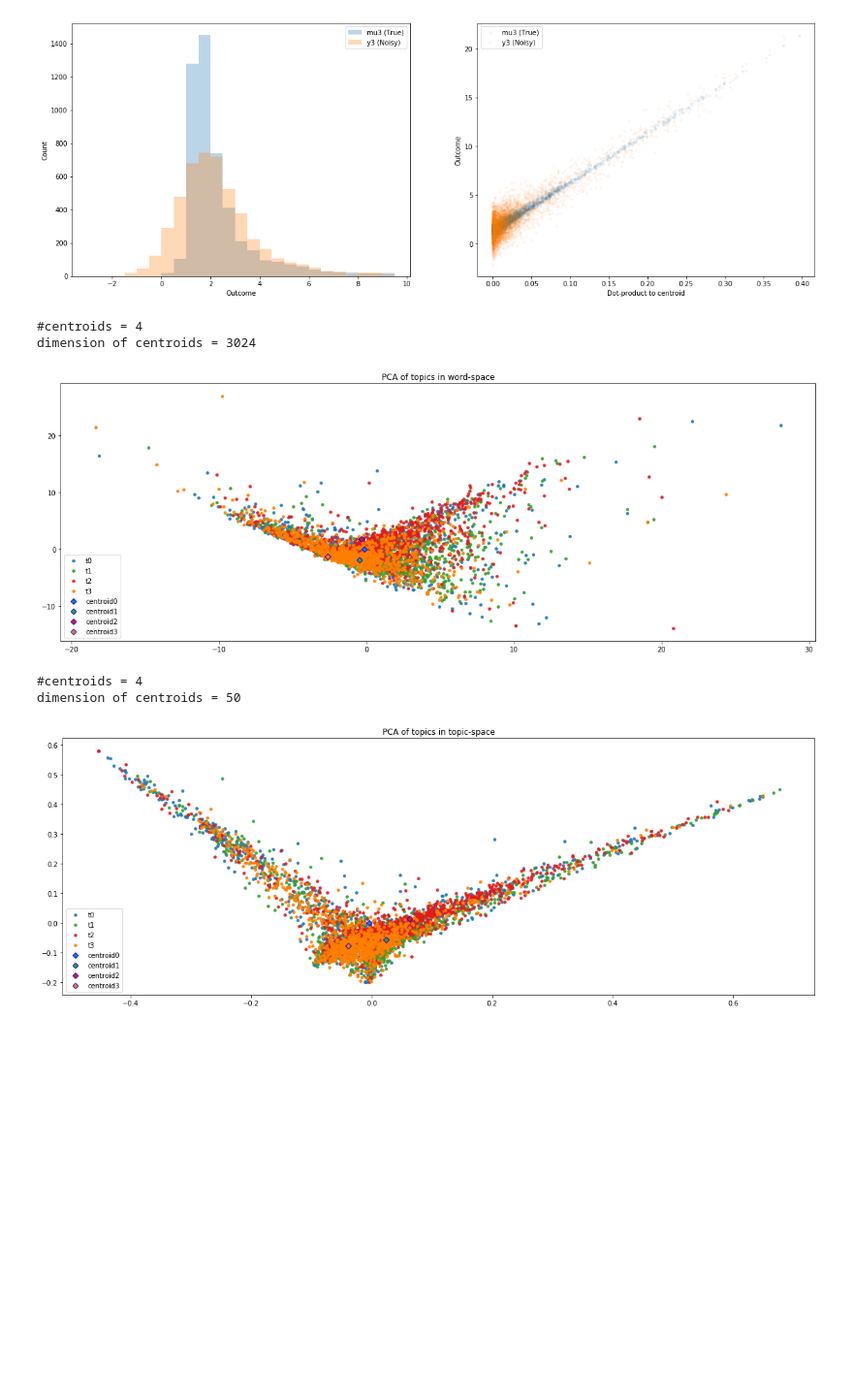
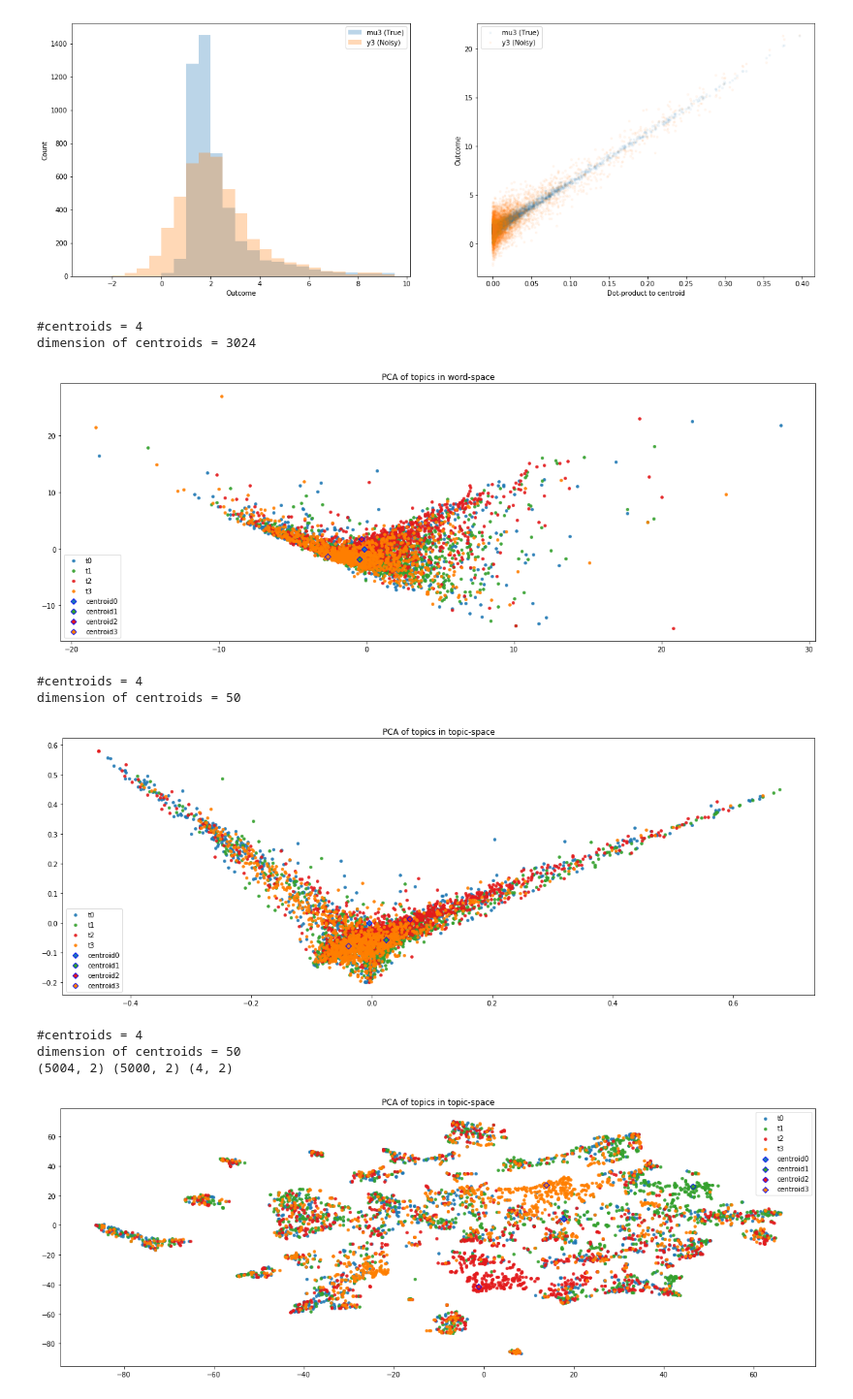
Before and after one commit to a1247418/multiParamNewsBenchmark, a Jupyter notebook: analysis.ipynb, the cells around one changed output. Shown: that part at 97% size. Saved outputs shown, nothing was run; the diff lists cells and outputs as text; code cells hidden in the pictures; blank space fills up the shorter version.

Commit message:
added t-sne visualization

```diff
--- a/analysis.ipynb
+++ b/analysis.ipynb
@@ -35,6 +35,7 @@ c = data['centroids_z']
 s = data['s']
 mu = data['mu'][:,:,0]
 y = data['y'][:,:,0]
+x = data['x'][:,:,0]
 t = data['t'][:,0]
 n_treatments = c.shape[0]
 n_samples = z.shape[0]
@@ -59,18 +60,18 @@ plt.rcParams['figure.figsize'] = (20.0, 7.0)
 for i in range(1,n_treatments):
     if data["param"][i-1] > 0:
         print("Treatment %d" % i)
-        print("Min treatment param: "+str(min(s[:,i])))
-        print("Max treatment param: "+str(max(s[:,i])))
+        print("Min treatment strength: "+str(min(s[:,i])))
+        print("Max treatment strength: "+str(max(s[:,i])))
 
         plt.subplot(121)
         plt.hist(s[:,i], bins=30, alpha=0.5, label='s')
-        plt.xlabel('Treatment parameter')
+        plt.xlabel('Treatment strength')
         plt.ylabel('Count')
 
         plt.subplot(122)
         plt.plot(dist[i], s[:,i], 'o', alpha=0.5)
         plt.xlabel('Dot-product to centroid')
-        plt.ylabel('Treatment parameter for t=%d' % i)
+        plt.ylabel('Treatment strength for t=%d' % i)
 
         plt.show()
 
@@ -106,39 +107,54 @@ Treatment 3
 [figure]
 # %%
 from sklearn.decomposition import PCA
+from sklearn.manifold import TSNE
 
-def plot_PCA(data, centroids, space_name):
+def plot_DR(data, centroids, space_name, algo="pca"):
     x = data
     c_x = centroids
-
-    cmap_data = plt.cm.get_cmap('Paired')
+    n_treatments = len(centroids)
 
     print("#centroids = %d" % len(c_x))
     print("dimension of centroids = %d" % len(c_x[0]))
-    pca = PCA(n_components=2)
-    pca = pca.fit(x)
-    x_r = pca.transform(x)
+    if algo is "pca":
+        pca = PCA(n_components=2)
+        pca = pca.fit(x)
+        x_r = pca.transform(x)
+        centroids_r = pca.transform(c_x)
+
+    elif algo is "tsne":
+        tsne = TSNE(n_components=2)
+        tsne = tsne.fit_transform( np.concatenate((data, centroids)) )
+        x_r = tsne[:-n_treatments,:]
+        centroids_r = tsne[-n_treatments:,:]
+
     plt.figure()
-    colors = [cmap_data(i*2+1) for i in range(n_treatments)]#['red', 'blue', 'green']
+
+    cmap_data = plt.cm.get_cmap('Paired')
+    colors = [cmap_data(i*2+1) for i in range(n_treatments)]
 
     for color, i, target_name in zip(colors, np.arange(n_treatments), ["t"+str(i) for i in range(n_treatments)]):
         plt.scatter(x_r[t == i,0], x_r[t == i,1], color=color, alpha=0.8, lw=2, label=target_name, marker='.')
 
-    colors = [cmap_data(i*2+1) for i in range(n_treatments)]#['magenta', 'black', 'turquoise']
     for color, i, target_name in zip(colors, np.arange(n_treatments), ["centroid"+str(i) for i in range(n_treatments)]):
-        centroid_r = pca.transform(np.array(c_x[i])[0:3024].reshape(1, -1))[0]
+        centroid_r = centroids_r[i]
         plt.scatter(centroid_r[0], centroid_r[1], color=color, lw=1, label=target_name, marker='D', edgecolors='b')
 
     plt.legend(loc='best', shadow=False, scatterpoints=1)
-    plt.title('PCA of topics in ' + space_name)
+    plt.title(algo + ' of topics in ' + space_name)
     plt.show()
 
-plot_PCA(data['x'][:,:,0], data['centroids_x'], "word-space")
-plot_PCA(data['z'][:,:,0], c, "topic-space")
+plot_DR(data['x'][:,:,0], data['centroids_x'], "word-space", algo="pca")
+plot_DR(data['z'][:,:,0], c, "topic-space", algo="pca")
+plot_DR(data['z'][:,:,0], c, "topic-space", algo="tsne")  # This takes a while
 # %% [output]
 #centroids = 4
 dimension of centroids = 3024
 [figure]
 #centroids = 4
 dimension of centroids = 50
 [figure]
+#centroids = 4
+dimension of centroids = 50
+(5004, 2) (5000, 2) (4, 2)
+[figure, added]
```
Also changed, not shown: parts of 1 cell of this notebook, 2 other files.
